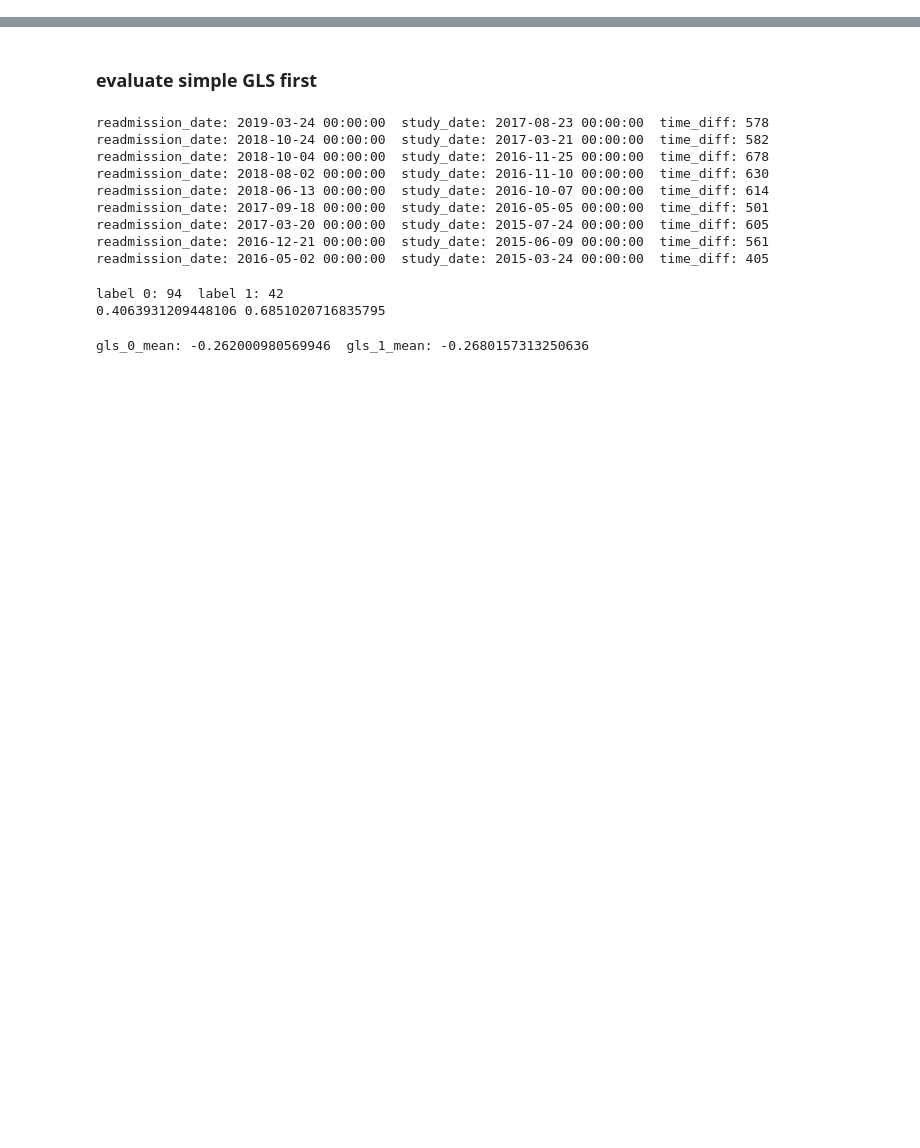
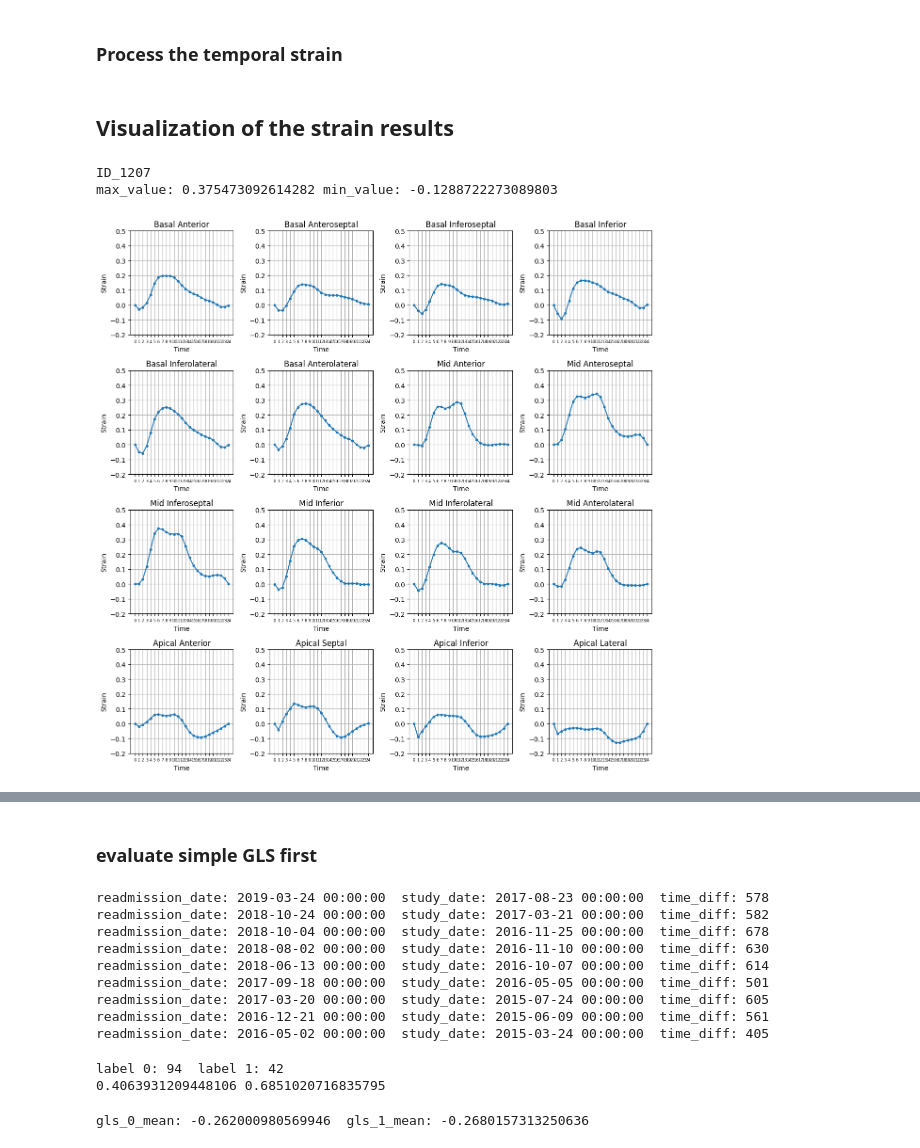
Before and after one commit to zhennongchen/DeepStrain, a Jupyter notebook: main_ML_analysis.ipynb, the cells around one changed output, grey strips where cells are left out. Cells and saved outputs as stored; diff of their text form; code cells hidden in the pictures; blank space fills up the shorter version.

Commit message:
plot

```diff
--- a/main_ML_analysis.ipynb
+++ b/main_ML_analysis.ipynb
@@ -65,0 +143,2 @@ def stratified_even_split(num_patients, label0_indices, label1_indices, num_grou
+# %% [markdown]
+### Process the temporal strain
@@ -65,0 +210,55 @@ def stratified_even_split(num_patients, label0_indices, label1_indices, num_grou
+# %% [markdown]
+## Visualization of the strain results
+# %%
+### visualize strain
+label_sheet = pd.read_excel('/mnt/camca_NAS/HFpEF/data/HFpEF_data/Patient_list/re-admission-info/HFpEF_readmission_list_finalized.xlsx')
+for i in range(3, 4):#label_sheet.shape[0]):
+    patient_id = ff.XX_to_ID_00XX(label_sheet.iloc[i, 0])
+    print(patient_id)
+
+    Ecc_aha_sample = np.load(os.path.join(main_path, 'strain', patient_id, 'Ecc_aha_sample.npy'))
+    Err_aha_sample = np.load(os.path.join(main_path, 'strain', patient_id, 'Err_aha_sample.npy'))
+    correlation_matrix_Ecc = np.corrcoef(Err_aha_sample)
+    correlation_matrix_Err = np.corrcoef(Ecc_aha_sample)
+
+    data = Err_aha_sample
+
+    # Define the segment names for the AHA 16 segments
+    segment_names = [
+        'Basal Anterior','Basal Anteroseptal','Basal Inferoseptal','Basal Inferior','Basal Inferolateral','Basal Anterolateral',
+        'Mid Anterior','Mid Anteroseptal','Mid Inferoseptal','Mid Inferior','Mid Inferolateral','Mid Anterolateral',
+        'Apical Anterior','Apical Septal','Apical Inferior','Apical Lateral']
+
+    # Time points from 0 to 15 (total 16 points, but since your data has 15 observations, use 0 to 14)
+    time_points = np.arange(25)
+
+    # find the max and min value in data
+    max_value = np.max(data)
+    min_value = np.min(data)
+    print('max_value:', max_value, 'min_value:', min_value)
+    ytick_values = np.arange(np.round(min_value - 0.1,1), np.round(max_value + 0.2,1), 0.1)
+
+    # Create a 4x4 grid of plots
+    fig, axes = plt.subplots(4, 4, figsize=(12, 12))
+    axes = axes.flatten()
+
+    for i in range(16):
+        axes[i].plot(time_points, data[i, :], marker='o', markersize = 3)
+        axes[i].set_title(segment_names[i])
+        axes[i].set_xlabel('Time')
+        axes[i].set_ylabel('Strain')
+        axes[i].grid(True)
+        axes[i].set_ylim(np.min(ytick_values), np.max(ytick_values))
+        # axes[i].set_ylim(-0.10,0.50)
+        axes[i].set_yticks(ytick_values)
+        axes[i].set_xticks(time_points,fontsize=1)
+        axes[i].set_xticklabels(time_points, fontsize=6)
+
+
+    # Adjust layout to prevent overlap
+    plt.tight_layout()
+    plt.show()
+# %% [output]
+ID_1207
+max_value: 0.375473092614282 min_value: -0.1288722273089803
+[figure, added]
```
Also changed, not shown: parts of 11 cells of this notebook.
